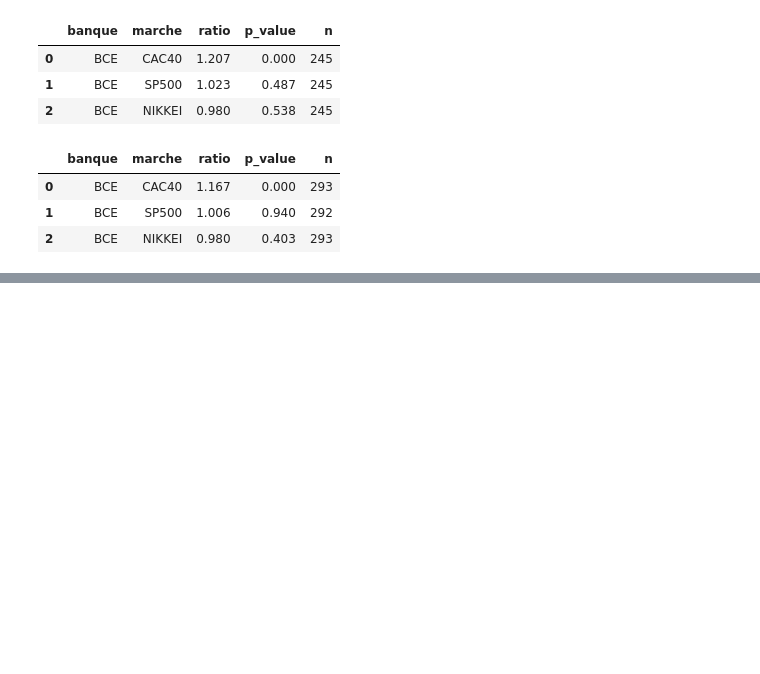
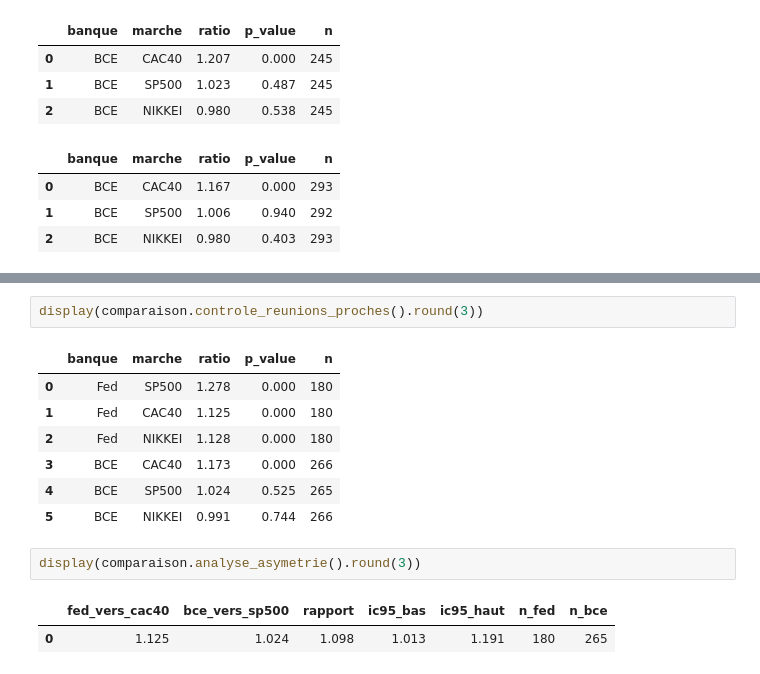
Before and after one commit to Aldm765/Ensae-projet-python-2026, a Jupyter notebook: rapport.ipynb, the cells around one changed output, grey strips where cells are left out. Saved outputs shown, nothing was run; the diff lists cells and outputs as text; blank space fills up the shorter version.

Commit message:
Rapport : ajoute la partie D, les limites et la conclusion

```diff
--- a/rapport.ipynb
+++ b/rapport.ipynb
@@ -217,0 +228,15 @@ display(bce.controle_garman_klass().round(3))
+# %%
+display(comparaison.controle_reunions_proches().round(3))
+# %% [output]
+|  | banque | marche | ratio | p_value | n |
+| 0 | Fed | SP500 | 1.278 | 0.000 | 180 |
+| 1 | Fed | CAC40 | 1.125 | 0.000 | 180 |
+| 2 | Fed | NIKKEI | 1.128 | 0.000 | 180 |
+| 3 | BCE | CAC40 | 1.173 | 0.000 | 266 |
+| 4 | BCE | SP500 | 1.024 | 0.525 | 265 |
+| 5 | BCE | NIKKEI | 0.991 | 0.744 | 266 |
+# %%
+display(comparaison.analyse_asymetrie().round(3))
+# %% [output]
+|  | fed_vers_cac40 | bce_vers_sp500 | rapport | ic95_bas | ic95_haut | n_fed | n_bce |
+| 0 | 1.125 | 1.024 | 1.098 | 1.013 | 1.191 | 180 | 265 |
```
Also changed, not shown: parts of 4 cells of this notebook.
